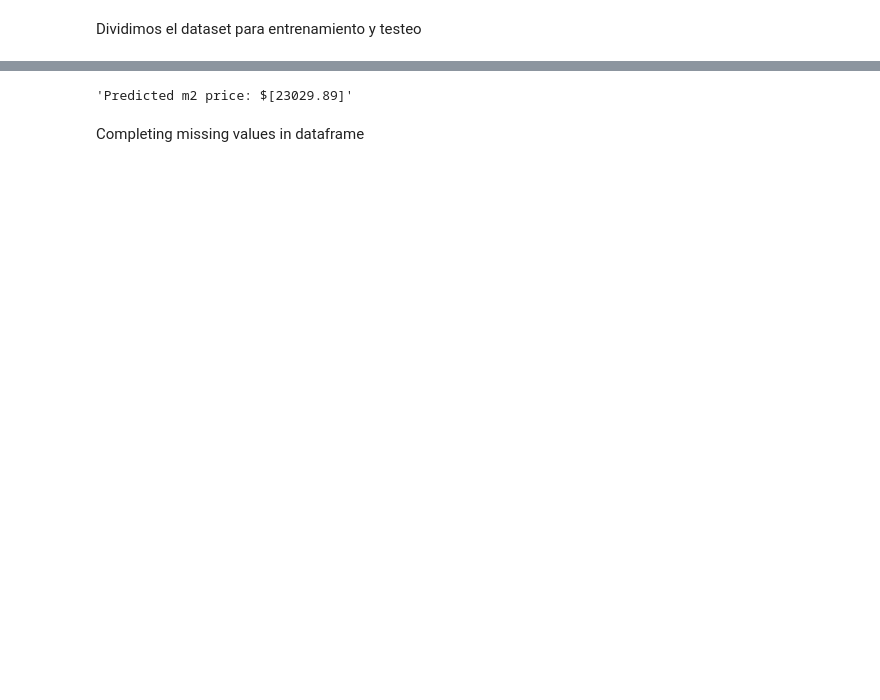
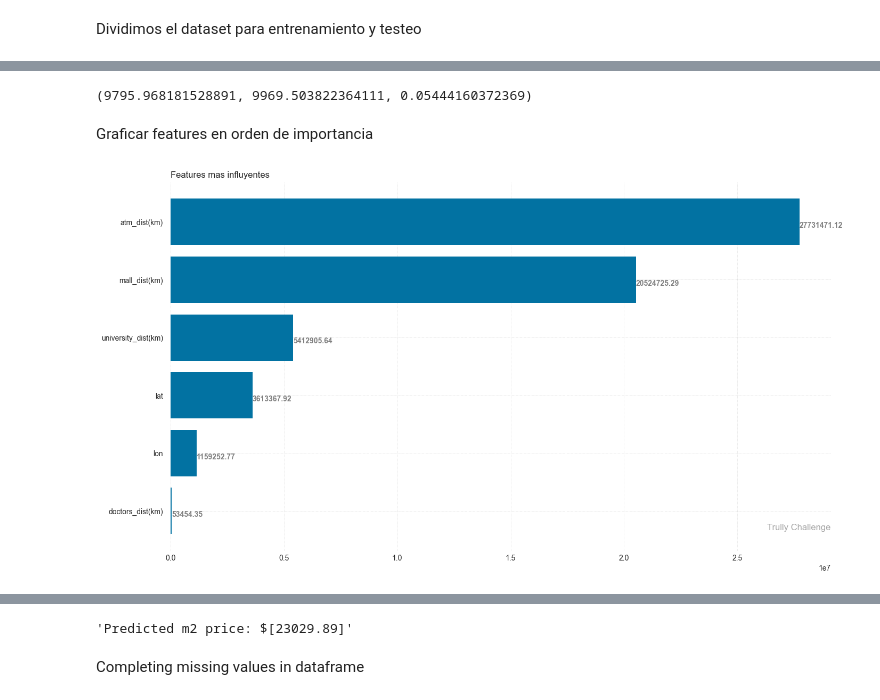
Before and after one commit to Jhovanylara/Land-Prices-at-Mexico-City, a Jupyter notebook: EDA_prediction.ipynb, the cells around one changed output, grey strips where cells are left out. Saved outputs shown, nothing was run; the diff lists cells and outputs as text; code cells hidden in the pictures; blank space fills up the shorter version.

```diff
--- a/EDA_prediction.ipynb
+++ b/EDA_prediction.ipynb
@@ -36,0 +39,8 @@ df=pd.read_csv('https://raw.githubusercontent.com/Jhovanylara/Land-Prices-at-Mex
+# %%
+#Quitamos las columnas que no tienen tanto peso en el modelo
+toerase=['marketplace_dist(km)', 'clinic_dist(km)', 'convenience_dist(km)', 'mall_near','university_dist(km)', 'bank_dist(km)', 'hospital_dist(km)', 'atm_dist(km)', 'greengrocer_dist(km)', 'butcher_dist(km)', 'kindergarten_dist(km)', 'hospital_near', 'marketplace_near','kindergarten_near','clinic_near','atm_near', 'butcher_near']
+df.drop(columns=toerase, inplace=True)
+# %%
+missing_cost=df.loc[df['target']==0] #Hacemos un dataframe solo con los costos vacíos
+df['target'].replace(0,np.nan, inplace=True) #Reemplazamos por NaN
+df=df.dropna(subset="target") #Eliminamos las filas con datos faltantes
@@ -127,0 +261,63 @@ y_test_pred.shape
+# %%
+rmse_train,rmse_test, r2
+# %% [output]
+(9795.968181528891, 9969.503822364111, 0.05444160372369)
+# %% [markdown]
+Graficar features en orden de importancia
+# %%
+from sklearn.inspection import permutation_importance
+results = permutation_importance(model, X_train, y_train, scoring='neg_mean_squared_error')
+importance = results.importances_mean
+list=X_train.columns.values.tolist()
+features=pd.DataFrame({'feature':list, 'MSE':importance})
+features.sort_values(by='MSE', ascending=False, inplace=True)
+# %%
+feature = features['feature'].head(20)
+MSE = features['MSE'].head(20)
+
+# Figure Size
+fig, ax = plt.subplots(figsize =(16, 9))
+
+# Horizontal Bar Plot
+ax.barh(feature, MSE)
+
+# Remove axes splines
+for s in ['top', 'bottom', 'left', 'right']:
+    ax.spines[s].set_visible(False)
+
+# Remove x, y Ticks
+ax.xaxis.set_ticks_position('none')
+ax.yaxis.set_ticks_position('none')
+
+# Add padding between axes and labels
+ax.xaxis.set_tick_params(pad = 5)
+ax.yaxis.set_tick_params(pad = 10)
+
+# Add x, y gridlines
+ax.grid(b = True, color ='grey',
+        linestyle ='-.', linewidth = 0.5,
+        alpha = 0.2)
+
+# Show top values
+ax.invert_yaxis()
+
+# Add annotation to bars
+for i in ax.patches:
+    plt.text(i.get_width()+0.2, i.get_y()+0.5,
+             str(round((i.get_width()), 2)),
+             fontsize = 10, fontweight ='bold',
+             color ='grey')
+
+# Add Plot Title
+ax.set_title('Features mas influyentes',
+             loc ='left', )
+
+# Add Text watermark
+fig.text(0.9, 0.15, 'Trully Challenge', fontsize = 12,
+         color ='grey', ha ='right', va ='bottom',
+         alpha = 0.7)
+
+# Show Plot
+plt.show()
+# %% [output]
+[figure, added]
```
Also changed, not shown: parts of 24 cells of this notebook, 5 other files.
